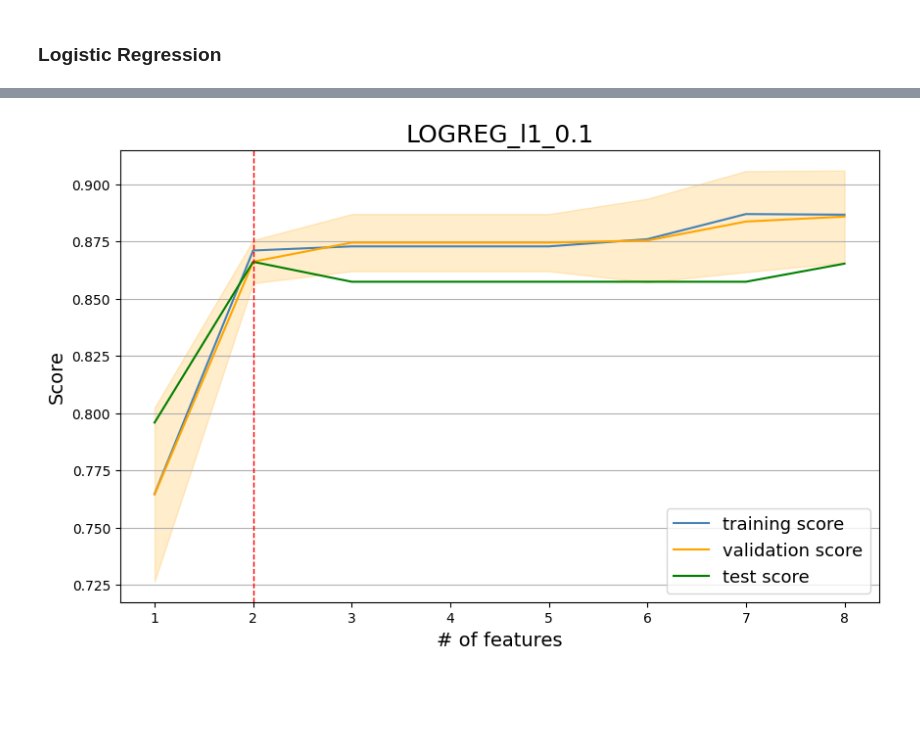
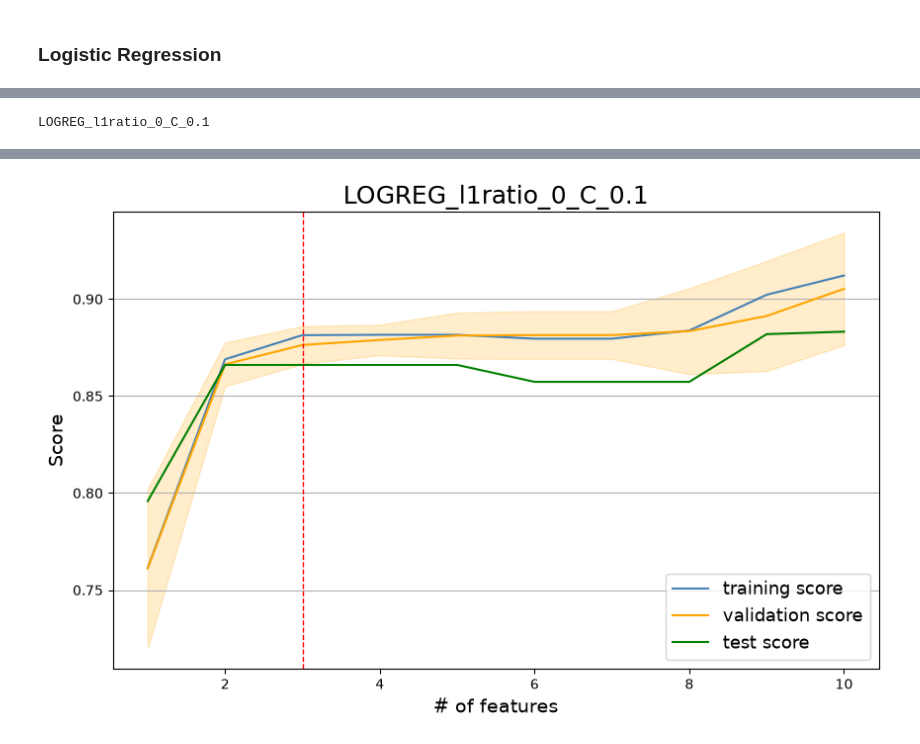
Before and after one commit to seacunilever/mlchem, a Jupyter notebook: examples/7 - Model Building/model_building.ipynb, the cells around one changed output, grey strips where cells are left out. Drawn from its saved outputs; the diff is of its cells as text; code cells hidden in the pictures; blank space fills up the shorter version.

```diff
--- a/examples/7 - Model Building/model_building.ipynb
+++ b/examples/7 - Model Building/model_building.ipynb
@@ -105,8 +106,8 @@ train_set_poly
 # usual values: ~0.8, ~0.1
 # For this application we want to make a sparser model
 
-multicollinearity_threshold = 0.6
-diversity_threshold = 0.3
+multicollinearity_threshold = 0.4
+diversity_threshold = 0.1
 
 print(train_set_poly.shape)
 train_set_poly_filter_1 = filters.diversity_filter(df=train_set_poly,
@@ -374,18 +398,12 @@ TypeError: CombinatorialSelection.__init__() got an unexpected keyword argument
 SFS = wrappers.SequentialForwardSelection
 metric = get_geometric_S
 
-arguments = [
-    {'penalty': 'l1', 'C': 0.1},
-    {'penalty': 'l1', 'C': 1},
-    {'penalty': 'l1', 'C': 10},
-    {'penalty': 'l2', 'C': 0.1},
-    {'penalty': 'l2', 'C': 1},
-    {'penalty': 'l2', 'C': 10},
-]
+params = generate_cartesian_product([0,1],
+                                    [1e-1,1e0,1e1])
 
-for arg in arguments:
-    estimator = LogisticRegression(**arg, random_state=1, solver='liblinear')
-    estimator_string = f"LOGREG_{arg['penalty']}_{arg['C']}"
+for hyperparameter_list in params:
+    estimator = LogisticRegression(l1_ratio=hyperparameter_list[0], C=hyperparameter_list[1], solver='liblinear', random_state=1)
+    estimator_string = f'LOGREG_l1ratio_{hyperparameter_list[0]}_C_{hyperparameter_list[1]}'
     print('\n%s\n\n' % estimator_string)
     sfs = SFS(
         estimator=estimator,
@@ -395,7 +413,6 @@ for arg in arguments:
         cv_iter=cv_iter,
         logic='greater',
         task_type='classification',
-        verbose=False,
         log_level='INFO',
     )
     sfs.fit(
@@ -408,45 +425,35 @@ for arg in arguments:
     print('\n\n\n\n-------------\n\n\n\n')
 
     COMB = wrappers.CombinatorialSelection
-    comb = COMB(
-        estimator=estimator,
-        metric=metric,
-        logic='greater',
-        task_type='classification',
-        verbose=False,
-        log_level='INFO',
-    )
-    print('stage 1')
-    df_results_1 = comb.fit_stage_1(
-        train_set=train_set_scaled,
-        y_train=y_train,
-        test_set=test_set_scaled,
-        y_test=y_test,
-        features=sfs.feature_labels,
-        k=k,
-        training_threshold=training_threshold,
-        cv_train_ratio=cv_train_ratio,
-        cv_iter=cv_iter,
-    )
-    print('\nstage2')
-    try:
-        df_results_2 = comb.fit_stage_2(top_n_subsets=top_n_subsets, cv_iter=cv_iter)
-    except ValueError:
-        print('stage 1 results not good enough')
-        print('\nx x x x x x x x\n\n')
-        continue
-    print()
-    for i in range(len(df_results_2.head(3))):
-        comb.display_best(i + 1)
-        print()
-    print('\n\n\n')
+    comb = COMB(estimator=estimator,metric=get_geometric_S,logic='greater',
+                task_type='classification')
+
+    print('COMBINATORIAL STAGE 1 - COARSE SEARCH')
+    results_1 = comb.fit_stage_1(train_set=train_set_scaled,
+                                test_set=test_set_scaled,
+                                y_train=y_train,
+                                y_test=y_test,
+                                features=train_set_scaled.columns,
+                                k=k,
+                                training_threshold=training_threshold,
+                                max_subsets=None,
+                                ranking_target=y_train,
+                                top_ranked_features=top_ranked_features,
+                                cv_train_ratio=cv_train_ratio,
+                                cv_iter=cv_iter,
+                                n_jobs=n_jobs,)
+    display(results_1.head())
+    print('COMBINATORIAL STAGE 2 - FINE SEARCH')
+    results_2 = comb.fit_stage_2(top_n_subsets=top_n_subsets,cv_iter=cv_iter,n_jobs=-1)
+    display(results_2.head())
+    comb.display_best()
 
     features_best_sfs = sfs.find_best()['features']
     fitted_estimator_sfs = estimator.fit(train_set_scaled[features_best_sfs], y_train)
     joblib.dump(fitted_estimator_sfs, f'../data/{estimator_string}_SFS_estimator')
     joblib.dump(features_best_sfs, f'../data/{estimator_string}_SFS_cols')
 
-    features_best_comb = df_results_2['feature_subsets'].values[0]
+    features_best_comb = results_2['feature_subsets'].values[0]
     fitted_estimator_comb = estimator.fit(train_set_scaled[features_best_comb], y_train)
     joblib.dump(fitted_estimator_comb, f'../data/{estimator_string}_COMB_estimator')
     joblib.dump(features_best_comb, f'../data/{estimator_string}_COMB_cols')
@@ -457,0 +462 @@ LOGREG_l1_0.1
+LOGREG_l1ratio_0_C_0.1
@@ -458 +464 @@ LOGREG_l1_0.1
-[figure, old version]
+[figure, new version]
```
Also changed, not shown: parts of 12 cells of this notebook, 40 other files.
